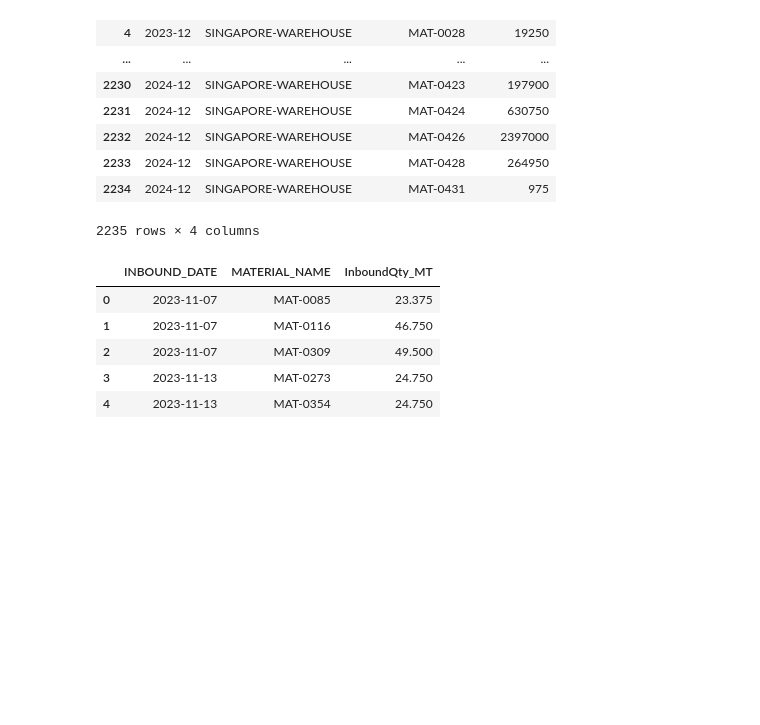
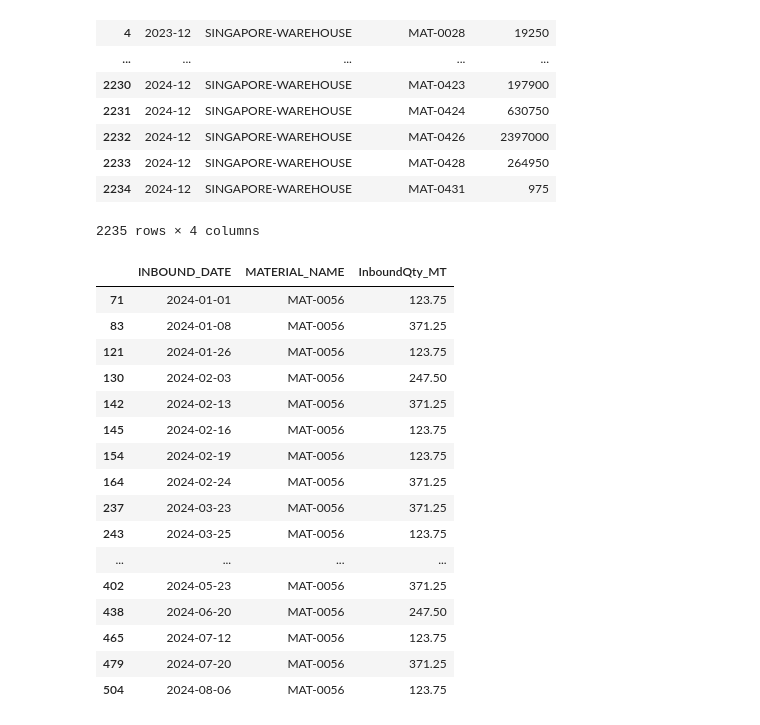
Before and after one commit to peter-parit/em-hackathon-notebooks, a Jupyter notebook: Notebooks/deedee-data.ipynb, the cells around one changed output. Cells and saved outputs as stored; diff of their text form; code cells hidden in the pictures; blank space fills up the shorter version.

```diff
--- a/Notebooks/deedee-data.ipynb
+++ b/Notebooks/deedee-data.ipynb
@@ -8,10 +8,11 @@ from datetime import datetime as dt
 # %% [markdown]
 Loading in the Datas
 # %%
-inbound_df = pd.read_csv("30June_EM_2025_HackathonData/Inbound.csv")
-inventory_df = pd.read_csv("30June_EM_2025_HackathonData/Inventory.csv")
-material_master_df = pd.read_csv("30June_EM_2025_HackathonData/MaterialMaster.csv")
-outbound_df = pd.read_csv("30June_EM_2025_HackathonData/Outbound.csv")
+inbound_df = pd.read_csv("../Data/Inbound.csv")
+inventory_df = pd.read_csv("../Data/Inventory.csv")
+material_master_df = pd.read_csv("../Data/MaterialMaster.csv")
+outbound_df = pd.read_csv("../Data/Outbound.csv")
+operations_df = pd.read_csv("../Data/OperationCost.csv")
 # %%
 print("Inventory DataFrame:")
 print(inventory_df.head())
@@ -366,32 +367,54 @@ monthly_stock
 2235 rows × 4 columns
 # %%
 
-forcast = pd.read_csv("30June_EM_2025_HackathonData/Monthly_Forecast_Summary.csv")
+forcast = pd.read_csv("../Data/Monthly_Forecast_Summary.csv")
 # 2) Prepare inbound events
 sg_inb = (
     inbound_df[inbound_df['PLANT_NAME']=='SINGAPORE-WAREHOUSE']
     .assign(
         INBOUND_DATE=lambda df: pd.to_datetime(
             df['INBOUND_DATE'], format='%Y/%m/%d', errors='coerce'
         )
     )
     .sort_values(['MATERIAL_NAME','INBOUND_DATE'])
 )
 
 sg_inb.head()
 
 sg_inb_daily = (
     sg_inb
     .groupby(['INBOUND_DATE','MATERIAL_NAME'], as_index=False)
     .agg(InboundQty_MT=('NET_QUANTITY_MT','sum'))
     .sort_values(['INBOUND_DATE','MATERIAL_NAME'])
 )
 
-sg_inb_daily.head()
+# ensure INBOUND_DATE is datetime
+sg_inb_daily['INBOUND_DATE'] = pd.to_datetime(
+    sg_inb_daily['INBOUND_DATE'], errors='coerce'
+)
+
+# filter to year 2024, keep daily granularity
+sg_inb_daily_2024 = sg_inb_daily[
+    sg_inb_daily['INBOUND_DATE'].dt.year == 2024
+].copy()
+
+# inspect
+sg_inb_daily_2024[sg_inb_daily_2024["MATERIAL_NAME"] == "MAT-0056"]
 # %% [output]
 |  | INBOUND_DATE | MATERIAL_NAME | InboundQty_MT |
-| 0 | 2023-11-07 | MAT-0085 | 23.375 |
-| 1 | 2023-11-07 | MAT-0116 | 46.750 |
-| 2 | 2023-11-07 | MAT-0309 | 49.500 |
-| 3 | 2023-11-13 | MAT-0273 | 24.750 |
-| 4 | 2023-11-13 | MAT-0354 | 24.750 |
+| 71 | 2024-01-01 | MAT-0056 | 123.75 |
+| 83 | 2024-01-08 | MAT-0056 | 371.25 |
+| 121 | 2024-01-26 | MAT-0056 | 123.75 |
+| 130 | 2024-02-03 | MAT-0056 | 247.50 |
+| 142 | 2024-02-13 | MAT-0056 | 371.25 |
+| 145 | 2024-02-16 | MAT-0056 | 123.75 |
+| 154 | 2024-02-19 | MAT-0056 | 123.75 |
+| 164 | 2024-02-24 | MAT-0056 | 371.25 |
+| 237 | 2024-03-23 | MAT-0056 | 371.25 |
+| 243 | 2024-03-25 | MAT-0056 | 123.75 |
+| ... | ... | ... | ... |
+| 402 | 2024-05-23 | MAT-0056 | 371.25 |
+| 438 | 2024-06-20 | MAT-0056 | 247.50 |
+| 465 | 2024-07-12 | MAT-0056 | 123.75 |
+| 479 | 2024-07-20 | MAT-0056 | 371.25 |
+| 504 | 2024-08-06 | MAT-0056 | 123.75 |
```
Also changed, not shown: parts of 39 cells of this notebook.
